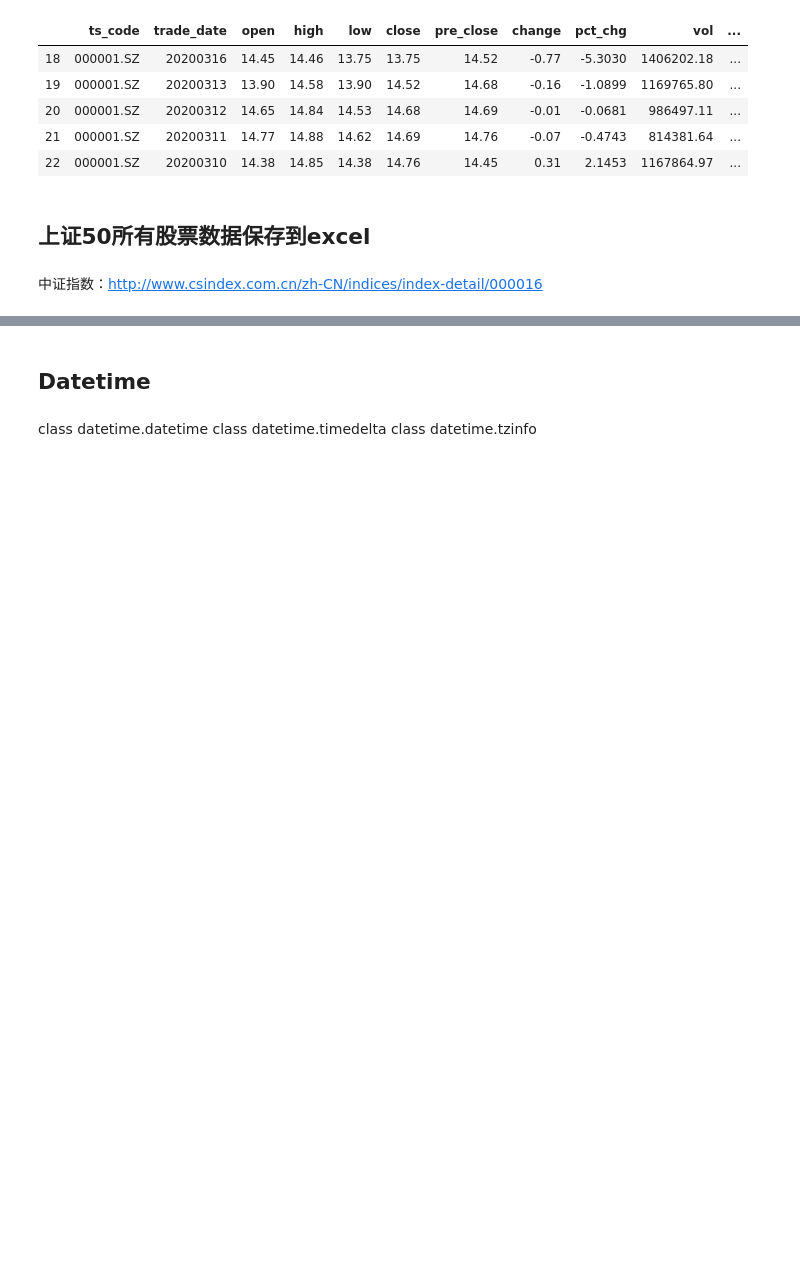
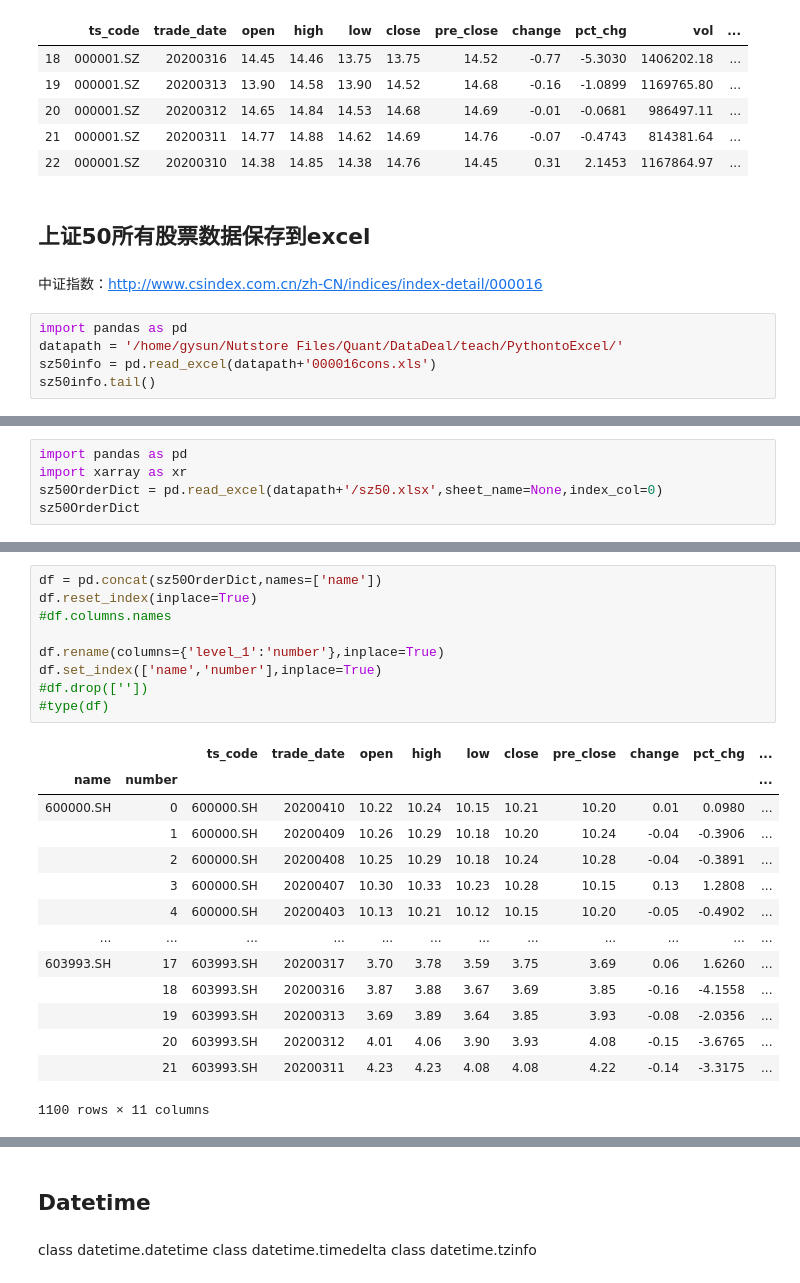
Before and after one commit to gysun137/storknote, a Jupyter notebook: note.ipynb, the cells around one changed output, grey strips where cells are left out. Saved outputs shown, nothing was run; the diff lists cells and outputs as text; blank space fills up the shorter version.

```diff
--- a/note.ipynb
+++ b/note.ipynb
@@ -1020,3 +1031,8 @@ df.tail()
 ## 上证50所有股票数据保存到excel
 # %% [markdown]
 中证指数：http://www.csindex.com.cn/zh-CN/indices/index-detail/000016
+# %%
+import pandas as pd
+datapath = '/home/gysun/Nutstore Files/Quant/DataDeal/teach/PythontoExcel/'
+sz50info = pd.read_excel(datapath+'000016cons.xls')
+sz50info.tail()
@@ -1022,0 +1100,5 @@ df.tail()
+# %%
+import pandas as pd
+import xarray as xr
+sz50OrderDict = pd.read_excel(datapath+'/sz50.xlsx',sheet_name=None,index_col=0)
+sz50OrderDict
@@ -1022,0 +1123,24 @@ df.tail()
+# %%
+df = pd.concat(sz50OrderDict,names=['name'])
+df.reset_index(inplace=True)
+#df.columns.names
+
+df.rename(columns={'level_1':'number'},inplace=True)
+df.set_index(['name','number'],inplace=True)
+#df.drop([''])
+#type(df)
+# %% [output]
+|  |  | ts_code | trade_date | open | high | low | close | pre_close | change | pct_chg | ... |
+| name | number |  |  |  |  |  |  |  |  |  | ... |
+| 600000.SH | 0 | 600000.SH | 20200410 | 10.22 | 10.24 | 10.15 | 10.21 | 10.20 | 0.01 | 0.0980 | ... |
+|  | 1 | 600000.SH | 20200409 | 10.26 | 10.29 | 10.18 | 10.20 | 10.24 | -0.04 | -0.3906 | ... |
+|  | 2 | 600000.SH | 20200408 | 10.25 | 10.29 | 10.18 | 10.24 | 10.28 | -0.04 | -0.3891 | ... |
+|  | 3 | 600000.SH | 20200407 | 10.30 | 10.33 | 10.23 | 10.28 | 10.15 | 0.13 | 1.2808 | ... |
+|  | 4 | 600000.SH | 20200403 | 10.13 | 10.21 | 10.12 | 10.15 | 10.20 | -0.05 | -0.4902 | ... |
+| ... | ... | ... | ... | ... | ... | ... | ... | ... | ... | ... | ... |
+| 603993.SH | 17 | 603993.SH | 20200317 | 3.70 | 3.78 | 3.59 | 3.75 | 3.69 | 0.06 | 1.6260 | ... |
+|  | 18 | 603993.SH | 20200316 | 3.87 | 3.88 | 3.67 | 3.69 | 3.85 | -0.16 | -4.1558 | ... |
+|  | 19 | 603993.SH | 20200313 | 3.69 | 3.89 | 3.64 | 3.85 | 3.93 | -0.08 | -2.0356 | ... |
+|  | 20 | 603993.SH | 20200312 | 4.01 | 4.06 | 3.90 | 3.93 | 4.08 | -0.15 | -3.6765 | ... |
+|  | 21 | 603993.SH | 20200311 | 4.23 | 4.23 | 4.08 | 4.08 | 4.22 | -0.14 | -3.3175 | ... |
+1100 rows × 11 columns
```
Also changed, not shown: parts of 16 cells of this notebook, 20 other files.
